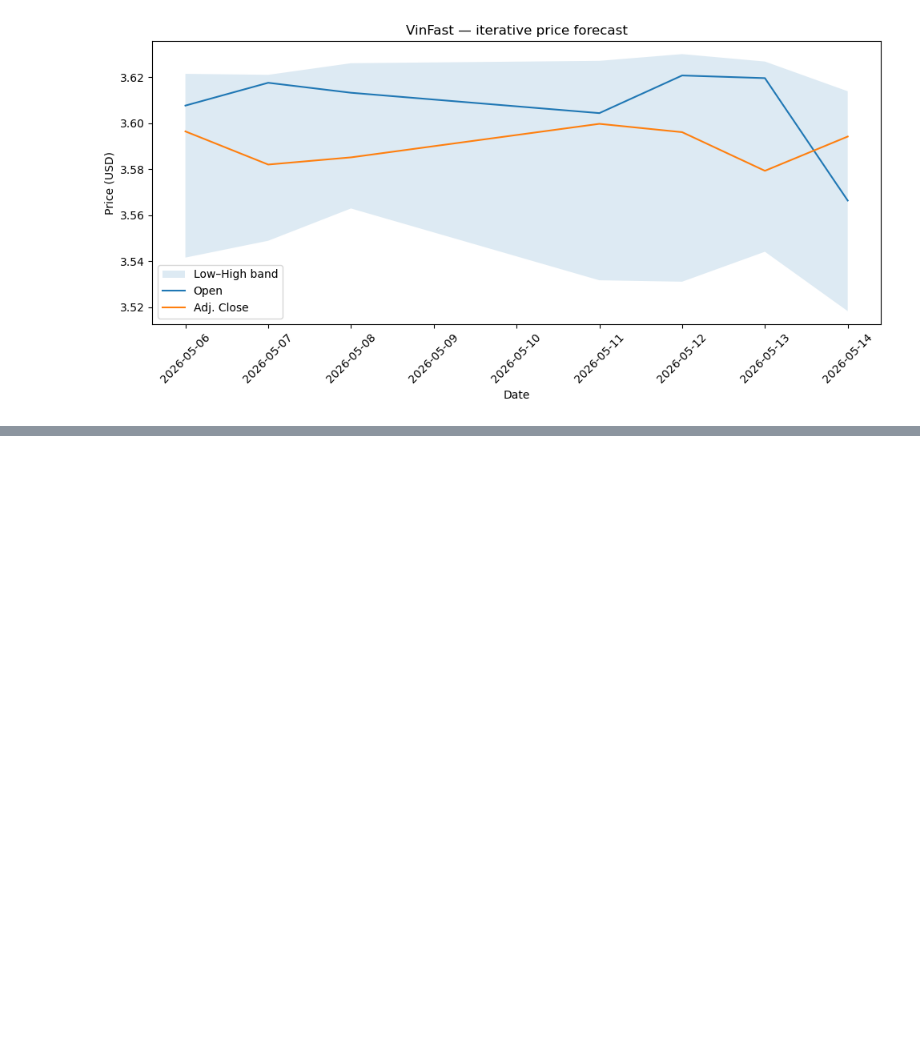
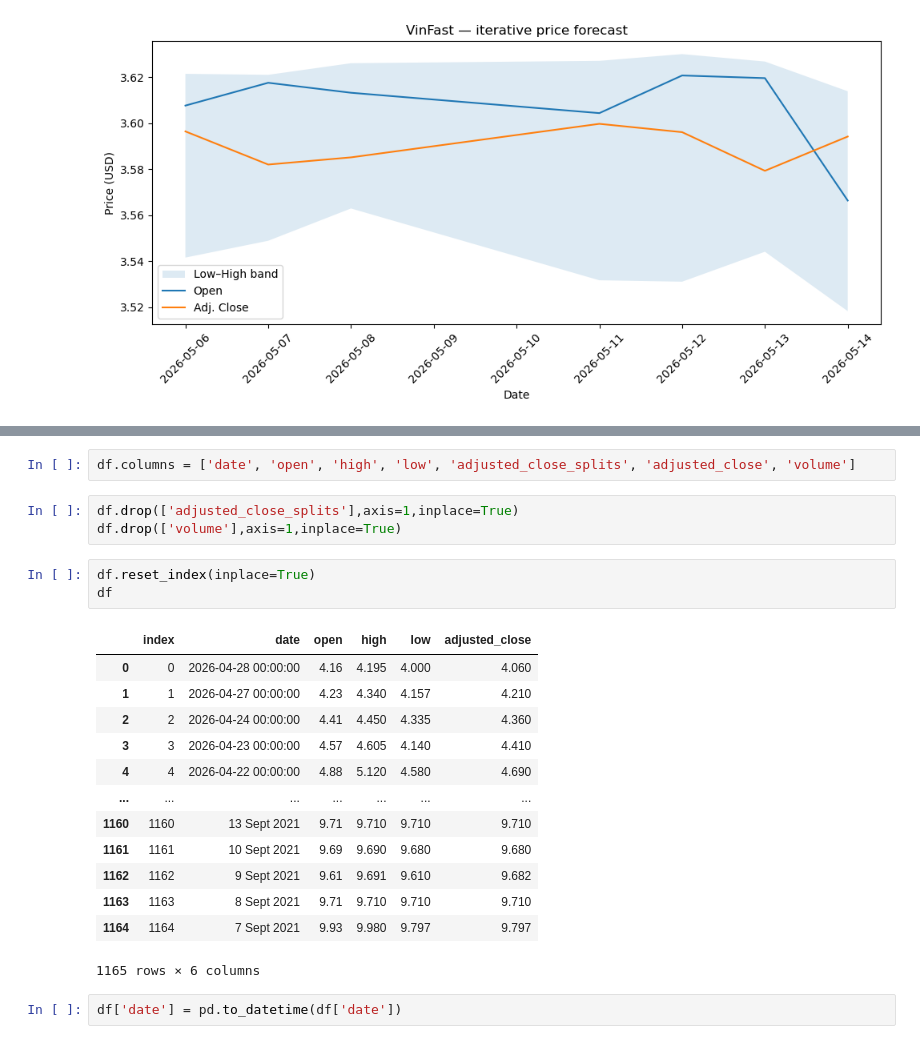
Before and after one commit to Thomas-Nguyen12/NewsApplication, a Jupyter notebook: notebooks/test_vinfast_forecaster.ipynb, the cells around one changed output, grey strips where cells are left out. Drawn from its saved outputs; the diff is of its cells as text; blank space fills up the shorter version.

```diff
--- a/notebooks/test_vinfast_forecaster.ipynb
+++ b/notebooks/test_vinfast_forecaster.ipynb
@@ -94,0 +124,24 @@ b
+# %%
+df.columns = ['date', 'open', 'high', 'low', 'adjusted_close_splits', 'adjusted_close', 'volume']
+# %%
+df.drop(['adjusted_close_splits'],axis=1,inplace=True)
+df.drop(['volume'],axis=1,inplace=True)
+# %%
+df.reset_index(inplace=True)
+df
+# %% [output]
+|  | index | date | open | high | low | adjusted_close |
+| 0 | 0 | 2026-04-28 00:00:00 | 4.16 | 4.195 | 4.000 | 4.060 |
+| 1 | 1 | 2026-04-27 00:00:00 | 4.23 | 4.340 | 4.157 | 4.210 |
+| 2 | 2 | 2026-04-24 00:00:00 | 4.41 | 4.450 | 4.335 | 4.360 |
+| 3 | 3 | 2026-04-23 00:00:00 | 4.57 | 4.605 | 4.140 | 4.410 |
+| 4 | 4 | 2026-04-22 00:00:00 | 4.88 | 5.120 | 4.580 | 4.690 |
+| ... | ... | ... | ... | ... | ... | ... |
+| 1160 | 1160 | 13 Sept 2021 | 9.71 | 9.710 | 9.710 | 9.710 |
+| 1161 | 1161 | 10 Sept 2021 | 9.69 | 9.690 | 9.680 | 9.680 |
+| 1162 | 1162 | 9 Sept 2021 | 9.61 | 9.691 | 9.610 | 9.682 |
+| 1163 | 1163 | 8 Sept 2021 | 9.71 | 9.710 | 9.710 | 9.710 |
+| 1164 | 1164 | 7 Sept 2021 | 9.93 | 9.980 | 9.797 | 9.797 |
+1165 rows × 6 columns
+# %%
+df['date'] = pd.to_datetime(df['date'])
```
Also changed, not shown: parts of 18 cells of this notebook, 1 other file.
